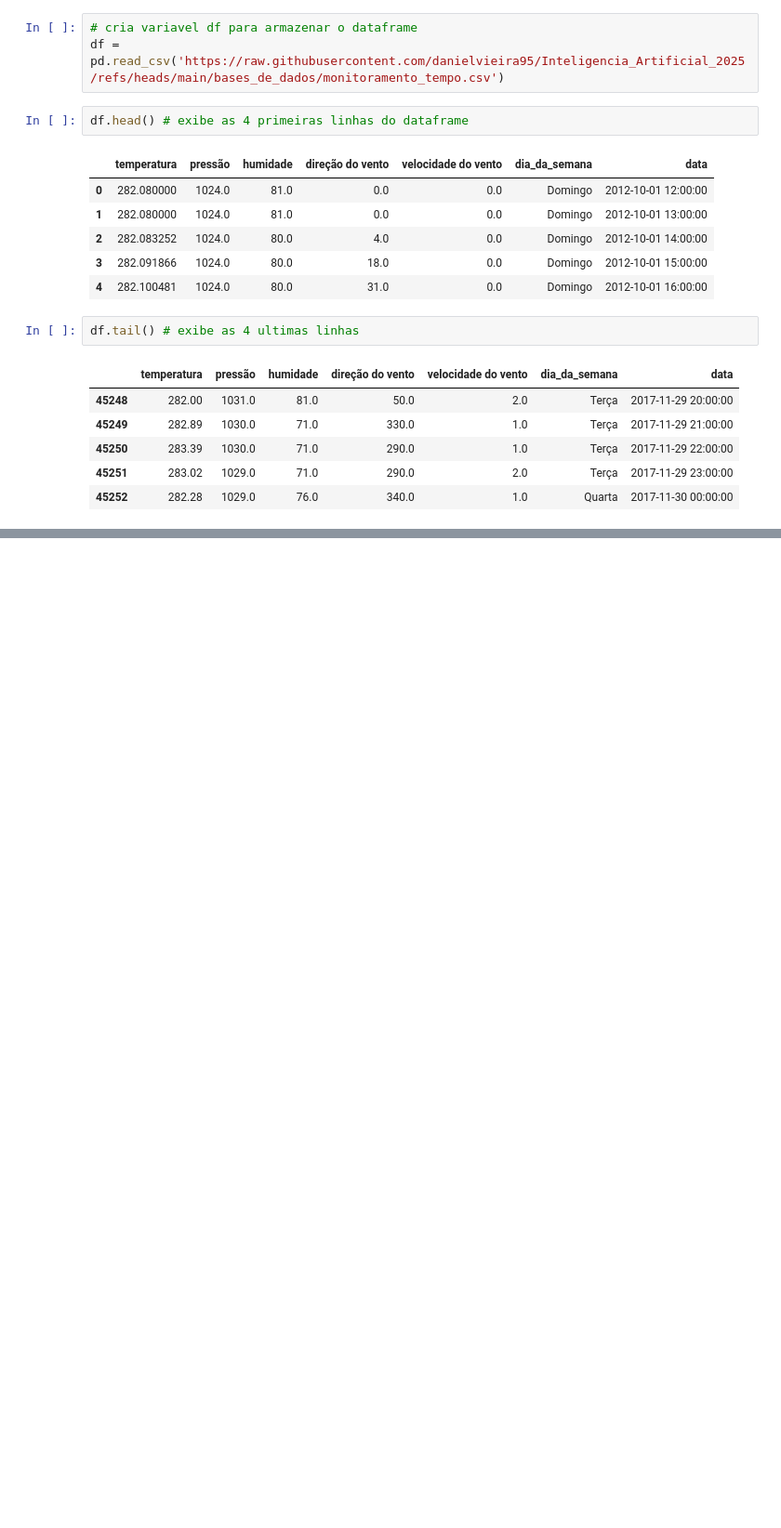
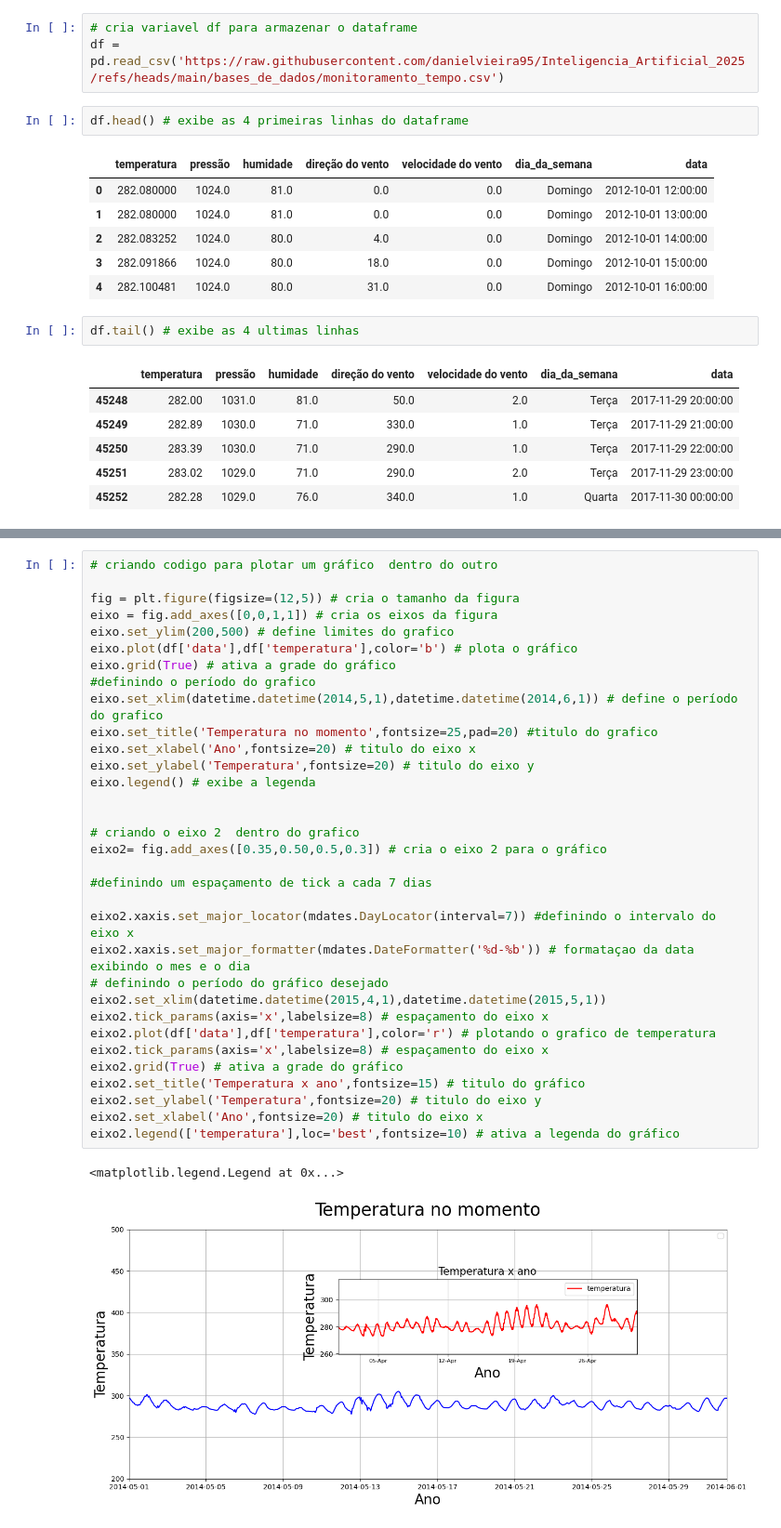
Before and after one commit to danielvieira95/Inteligencia_Artificial_2025, a Jupyter notebook: Turma-B/aula05/codigo.ipynb, the cells around one changed output, grey strips where cells are left out. Shown: that part at 93% size. Drawn from its saved outputs; the diff is of its cells as text; blank space fills up the shorter version.

```diff
--- a/Turma-B/aula05/codigo.ipynb
+++ b/Turma-B/aula05/codigo.ipynb
@@ -25,0 +53,36 @@ df.tail() # exibe as 4 ultimas linhas
+# %%
+# criando codigo para plotar um gráfico  dentro do outro
+
+fig = plt.figure(figsize=(12,5)) # cria o tamanho da figura
+eixo = fig.add_axes([0,0,1,1]) # cria os eixos da figura
+eixo.set_ylim(200,500) # define limites do grafico
+eixo.plot(df['data'],df['temperatura'],color='b') # plota o gráfico
+eixo.grid(True) # ativa a grade do gráfico
+#definindo o período do grafico
+eixo.set_xlim(datetime.datetime(2014,5,1),datetime.datetime(2014,6,1)) # define o período do grafico
+eixo.set_title('Temperatura no momento',fontsize=25,pad=20) #titulo do grafico
+eixo.set_xlabel('Ano',fontsize=20) # titulo do eixo x
+eixo.set_ylabel('Temperatura',fontsize=20) # titulo do eixo y
+eixo.legend() # exibe a legenda
+
+
+# criando o eixo 2  dentro do grafico
+eixo2= fig.add_axes([0.35,0.50,0.5,0.3]) # cria o eixo 2 para o gráfico
+
+#definindo um espaçamento de tick a cada 7 dias
+
+eixo2.xaxis.set_major_locator(mdates.DayLocator(interval=7)) #definindo o intervalo do eixo x
+eixo2.xaxis.set_major_formatter(mdates.DateFormatter('%d-%b')) # formataçao da data exibindo o mes e o dia
+# definindo o período do gráfico desejado
+eixo2.set_xlim(datetime.datetime(2015,4,1),datetime.datetime(2015,5,1))
+eixo2.tick_params(axis='x',labelsize=8) # espaçamento do eixo x
+eixo2.plot(df['data'],df['temperatura'],color='r') # plotando o grafico de temperatura
+eixo2.tick_params(axis='x',labelsize=8) # espaçamento do eixo x
+eixo2.grid(True) # ativa a grade do gráfico
+eixo2.set_title('Temperatura x ano',fontsize=15) # titulo do gráfico
+eixo2.set_ylabel('Temperatura',fontsize=20) # titulo do eixo y
+eixo2.set_xlabel('Ano',fontsize=20) # titulo do eixo x
+eixo2.legend(['temperatura'],loc='best',fontsize=10) # ativa a legenda do gráfico
+# %% [output]
+<matplotlib.legend.Legend at 0x...>
+[figure, added]
```
Also changed, not shown: parts of 4 cells of this notebook.
